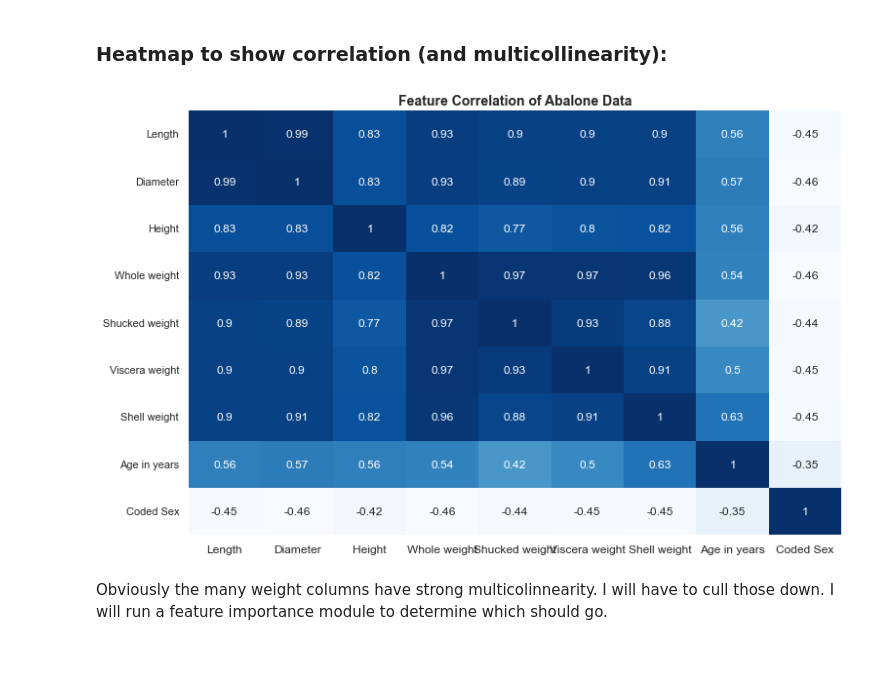
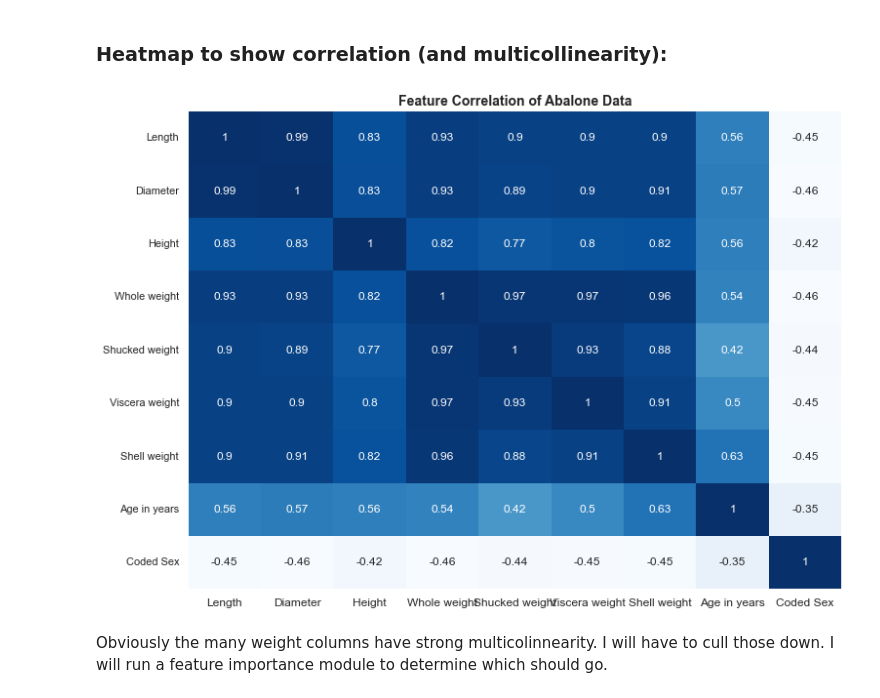
Before and after one commit to N-J-Miller/Week_17, a Jupyter notebook: Week_17_Homework.ipynb, the cells around one changed output. Drawn from its saved outputs; the diff is of its cells as text; code cells hidden in the pictures; blank space fills up the shorter version.

```diff
--- a/Week_17_Homework.ipynb
+++ b/Week_17_Homework.ipynb
@@ -182,12 +181,12 @@ abalone.head(2)
 # %%
 # plotting the heatmap
 correlation = abalone.corr()
 g = sns.heatmap(correlation, annot=True, linewidth=0, cmap="Blues",cbar=False)
 g.set_xticklabels(g.get_xticklabels(), rotation = 0, fontsize = 12)
 g.set_title('Feature Correlation of Abalone Data',size=14, weight='bold')
-sns.set(rc={'figure.figsize':(12,8)})
+sns.set(rc={'figure.figsize':(12,9)})
 # %% [output]
-[figure, old version]
+[figure, new version]
 # %% [markdown]
 Obviously the many weight columns have strong multicolinnearity. I will have to cull those down. I will run a feature importance module to determine which should go.
 # %% [markdown]
```
Also changed, not shown: parts of 34 cells of this notebook.
